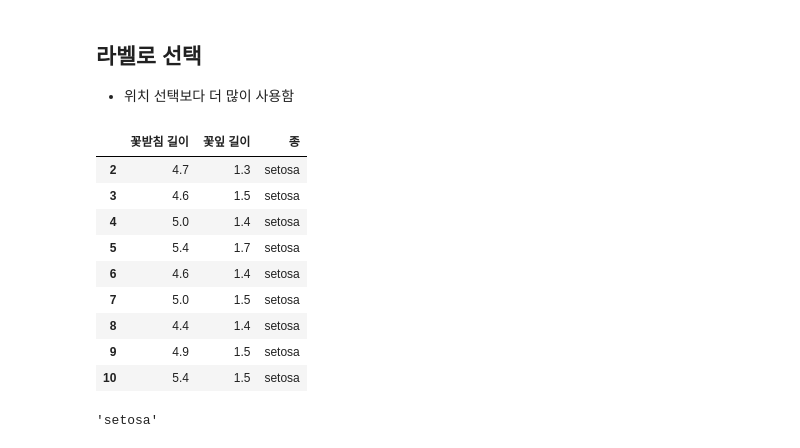
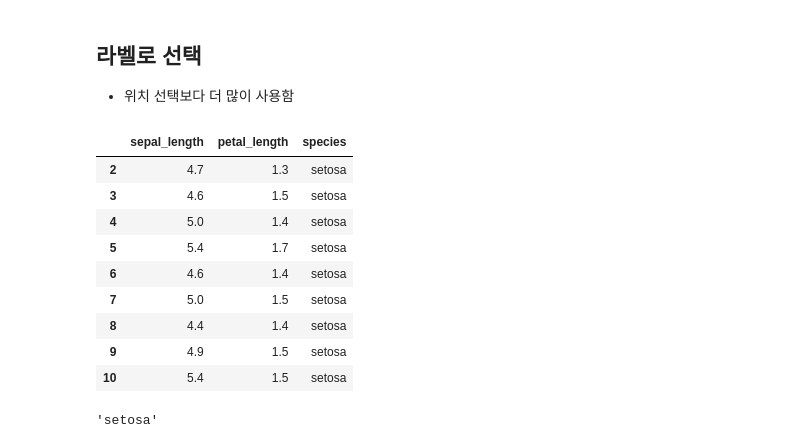
Before and after one commit to danielykim/python-guide2, a Jupyter notebook: practical-pandas.ipynb, the cells around one changed output. Cells and saved outputs as stored; diff of their text form; code cells hidden in the pictures.

```diff
--- a/practical-pandas.ipynb
+++ b/practical-pandas.ipynb
@@ -223,9 +239,9 @@ df.iat[0,0]
 - 위치 선택보다 더 많이 사용함
 # %%
 # NOTE: 마지막 값 포함
-df.loc[2:10, ['꽃받침 길이', '꽃잎 길이', '종']]
+df.loc[2:10, ['sepal_length', 'petal_length', 'species']]
 # %% [output]
-|  | 꽃받침 길이 | 꽃잎 길이 | 종 |
+|  | sepal_length | petal_length | species |
 | 2 | 4.7 | 1.3 | setosa |
 | 3 | 4.6 | 1.5 | setosa |
 | 4 | 5.0 | 1.4 | setosa |
```
Also changed, not shown: parts of 48 cells of this notebook.
